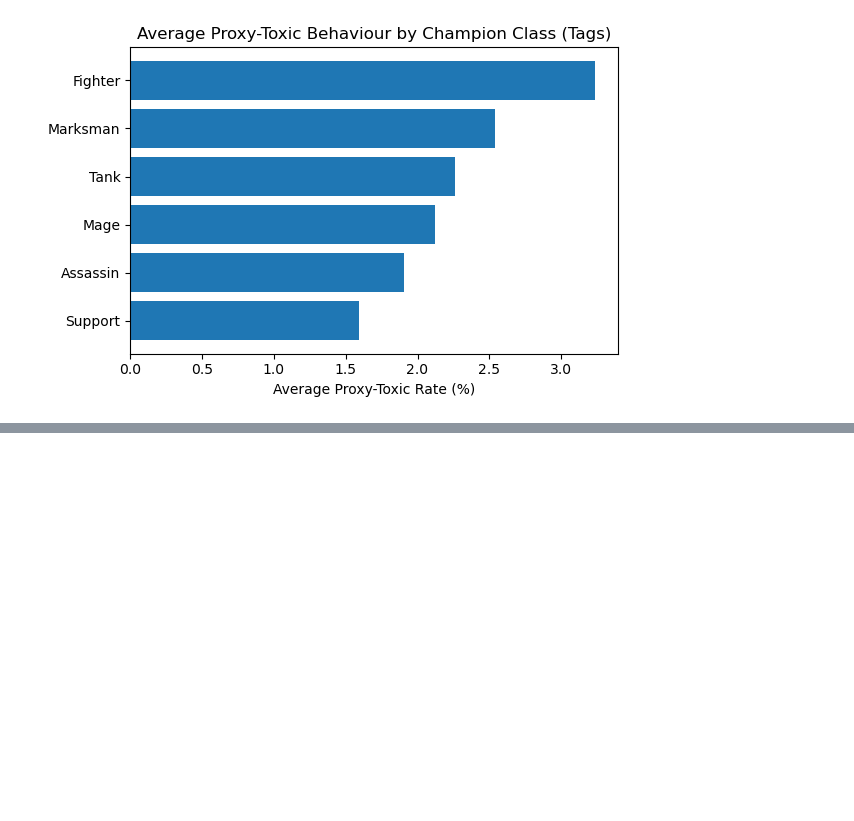
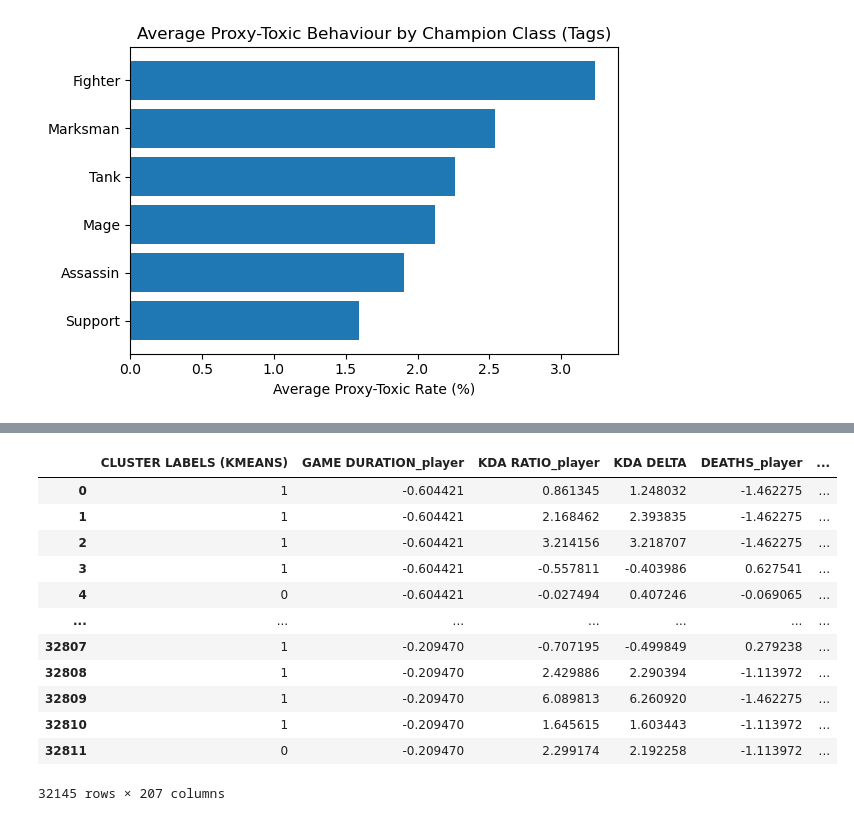
Before and after one commit to lybytes/lol-toxicity-analysis, a Jupyter notebook: ST445_Project_Main v2.ipynb, the cells around one changed output, grey strips where cells are left out. Cells and saved outputs as stored; diff of their text form; code cells hidden in the pictures; blank space fills up the shorter version.

```diff
--- a/ST445_Project_Main v2.ipynb
+++ b/ST445_Project_Main v2.ipynb
@@ -2010,0 +2071,5 @@ plt.show()
+# %%
+scaler = StandardScaler()
+df_features[numeric_cols] = scaler.fit_transform(df_features[numeric_cols])
+# %%
+categorical_encoded = pd.get_dummies(df_features[categorical_cols])
@@ -2010,0 +2081,17 @@ plt.show()
+# %%
+df_features.insert(0,'CLUSTER LABELS (KMEANS)', cluster_labels)
+df_features
+# %% [output]
+|  | CLUSTER LABELS (KMEANS) | GAME DURATION_player | KDA RATIO_player | KDA DELTA | DEATHS_player | ... |
+| 0 | 1 | -0.604421 | 0.861345 | 1.248032 | -1.462275 | ... |
+| 1 | 1 | -0.604421 | 2.168462 | 2.393835 | -1.462275 | ... |
+| 2 | 1 | -0.604421 | 3.214156 | 3.218707 | -1.462275 | ... |
+| 3 | 1 | -0.604421 | -0.557811 | -0.403986 | 0.627541 | ... |
+| 4 | 0 | -0.604421 | -0.027494 | 0.407246 | -0.069065 | ... |
+| ... | ... | ... | ... | ... | ... | ... |
+| 32807 | 1 | -0.209470 | -0.707195 | -0.499849 | 0.279238 | ... |
+| 32808 | 1 | -0.209470 | 2.429886 | 2.290394 | -1.113972 | ... |
+| 32809 | 1 | -0.209470 | 6.089813 | 6.260920 | -1.462275 | ... |
+| 32810 | 1 | -0.209470 | 1.645615 | 1.603443 | -1.113972 | ... |
+| 32811 | 0 | -0.209470 | 2.299174 | 2.192258 | -1.113972 | ... |
+32145 rows × 207 columns
```
Also changed, not shown: parts of 18 cells of this notebook.
